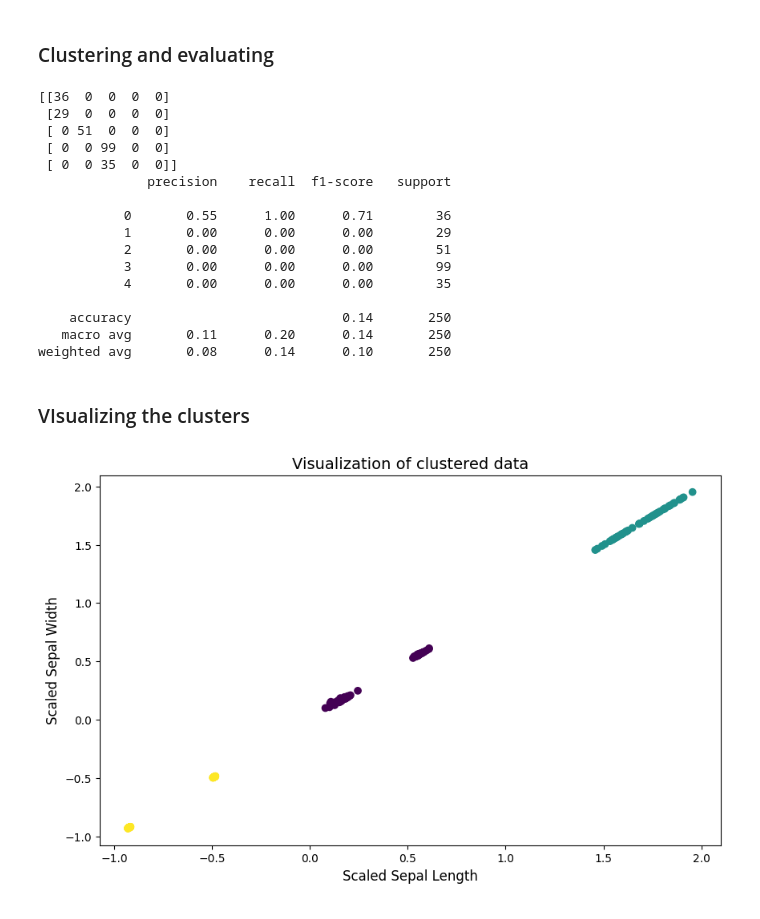
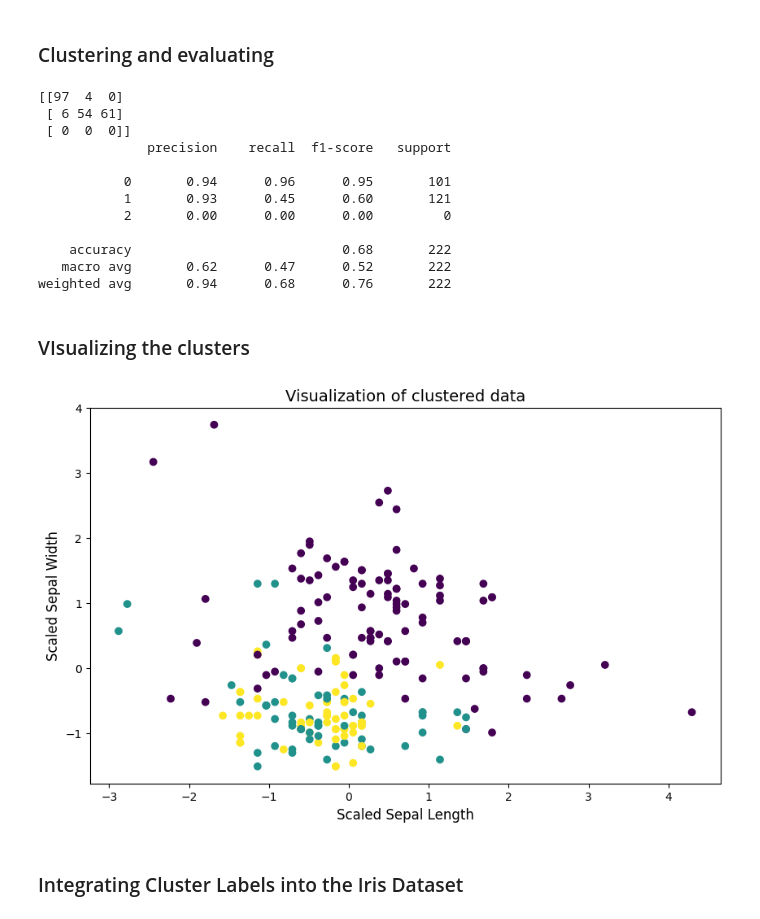
Before and after one commit to L-Anjo/IA23_G03, a Jupyter notebook: Projeto 2/Proj02.ipynb, the cells around one changed output. Saved outputs shown, nothing was run; the diff lists cells and outputs as text; code cells hidden in the pictures.

```diff
--- a/Projeto 2/Proj02.ipynb
+++ b/Projeto 2/Proj02.ipynb
@@ -108,11 +351,11 @@ _ = tree.plot_tree(clf_model,
 # %%
 # Import datasets library
 from sklearn import datasets
-iris_file = pd.read_csv('./datasets/market.csv')
+iris_file = pd.read_csv('./datasets/wineQuality.csv')
 iris = pd.DataFrame(iris_file)
 
 # Prepare the data
-house_feature_names = iris.columns.values.tolist()[2:]
+house_feature_names = iris.columns.values.tolist()[1:]
 house_data = iris[house_feature_names]
 house_target = iris[iris.columns.values.tolist()[0]]
 house_target_names = list(set(house_target))
@@ -120,10 +363,10 @@ house_target_names = list(set(house_target))
 # Preliminary data exploration
 print(house_data.shape)     # Output: (150, 4)
 print(house_feature_names)  # Output: ['sepal length (cm)', ...]
-print(house_data[:7])
+print(house_data[:13])
 
 # Preprocessing the data (standardize)
 scaler = StandardScaler()
 scaled_iris = scaler.fit_transform(house_data)
-print(scaled_iris[:7])
+print(scaled_iris[:13])
 # %% [output]
@@ -148,18 +391,12 @@ print(scaled_iris[:7])
 ### Finding the Optimal Number of Clusters with the Elbow Method
 # %%
 # Calculate the within-cluster sum of square across different cluster counts
-from sklearn.impute import SimpleImputer
-
-market_data_no_missing = house_data.dropna()
-scaled_market_data_no_missing = scaler.fit_transform(market_data_no_missing)
-
 inertia = []
 for i in range(1, 11):
     kmeans = KMeans(n_clusters=i, random_state=42)
-    kmeans.fit(scaled_market_data_no_missing)
-    inertia.append(kmeans.inertia_)
+    kmeans.fit(scaled_iris)
+    inertia.append(kmeans.inertia_)# Plot the elbow graph
 
-# Plot the elbow graph
 plt.figure(figsize=(10, 6))
 plt.plot(range(1, 11), inertia, marker='o')
 plt.title('Elbow Method For Optimal k')
@@ -173,48 +410,43 @@ plt.show()
 # %%
 # Assuming the elbow is at three clusters
 kmeans = KMeans(n_clusters=3, random_state=42)
-clusters = kmeans.fit_predict(scaled_market_data_no_missing)
+clusters = kmeans.fit_predict(scaled_iris)
 
-# Evaluate and adjust clusters
-adj_clusters = [(x + 2) % 3 for x in clusters]
+# Evaluating
+# print(clusters)
+# Use LabelEncoder to convert string labels to numeric labels
+label_encoder = LabelEncoder()
+house_target_numeric = label_encoder.fit_transform(house_target)
 
-# Ensure the target values align with the processed data
-house_target_no_missing = house_target.loc[market_data_no_missing.index]
-from sklearn.preprocessing import LabelEncoder
+# Adjusting clusters
+adj_clusters = [(x + 2) %3 for x in clusters]
 
-# Convert string labels to numeric labels
-label_encoder = LabelEncoder()
-house_target_numeric = label_encoder.fit_transform(house_target_no_missing)
-
-# Print confusion matrix and classification report
 print(confusion_matrix(house_target_numeric, adj_clusters))
 print(classification_report(house_target_numeric, adj_clusters))
 # %% [output]
-[[36  0  0  0  0]
- [29  0  0  0  0]
- [ 0 51  0  0  0]
- [ 0  0 99  0  0]
- [ 0  0 35  0  0]]
+[[97  4  0]
+ [ 6 54 61]
+ [ 0  0  0]]
               precision    recall  f1-score   support
 
-           0       0.55      1.00      0.71        36
-           1       0.00      0.00      0.00        29
-           2       0.00      0.00      0.00        51
-           3       0.00      0.00      0.00        99
-           4       0.00      0.00      0.00        35
+           0       0.94      0.96      0.95       101
+           1       0.93      0.45      0.60       121
+           2       0.00      0.00      0.00         0
 
-    accuracy                           0.14       250
-   macro avg       0.11      0.20      0.14       250
-weighted avg       0.08      0.14      0.10       250
+    accuracy                           0.68       222
+   macro avg       0.62      0.47      0.52       222
+weighted avg       0.94      0.68      0.76       222
 # %% [markdown]
 ### VIsualizing the clusters
 # %%
 # Choose two dimensions to plot (e.g., sepal length and width)
 plt.figure(figsize=(10, 6))
-plt.scatter(scaled_market_data_no_missing[:,0], scaled_market_data_no_missing[:,1], c=adj_clusters, cmap='viridis', marker='o')
+plt.scatter(scaled_iris[:,0], scaled_iris[:,1], c=adj_clusters, cmap='viridis', marker='o')
 plt.title('Visualization of clustered data', fontsize=14)
 plt.xlabel('Scaled Sepal Length', fontsize=12)
 plt.ylabel('Scaled Sepal Width', fontsize=12)
 plt.show()
 # %% [output]
-[figure, old version]
+[figure, new version]
+# %% [markdown]
+### Integrating Cluster Labels into the Iris Dataset
```
Also changed, not shown: parts of 12 cells of this notebook, 4 other files.
